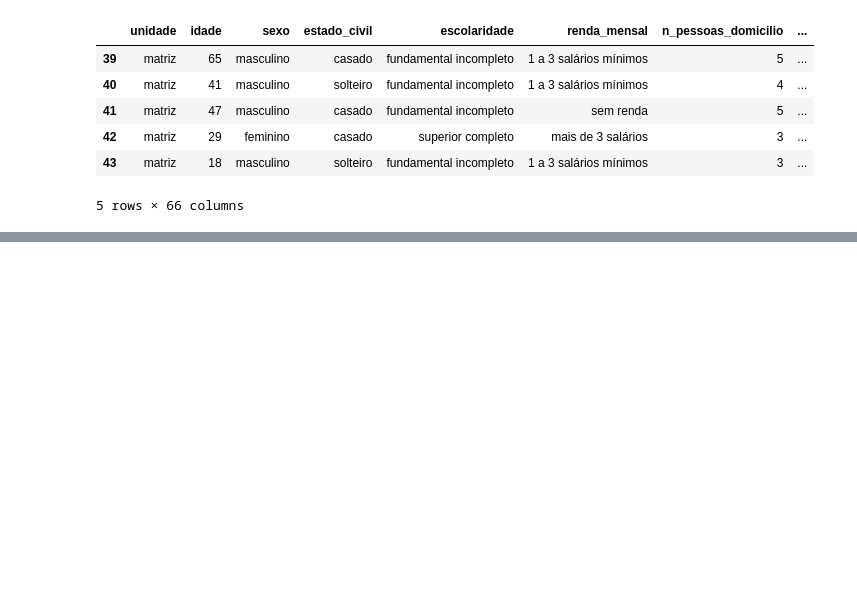
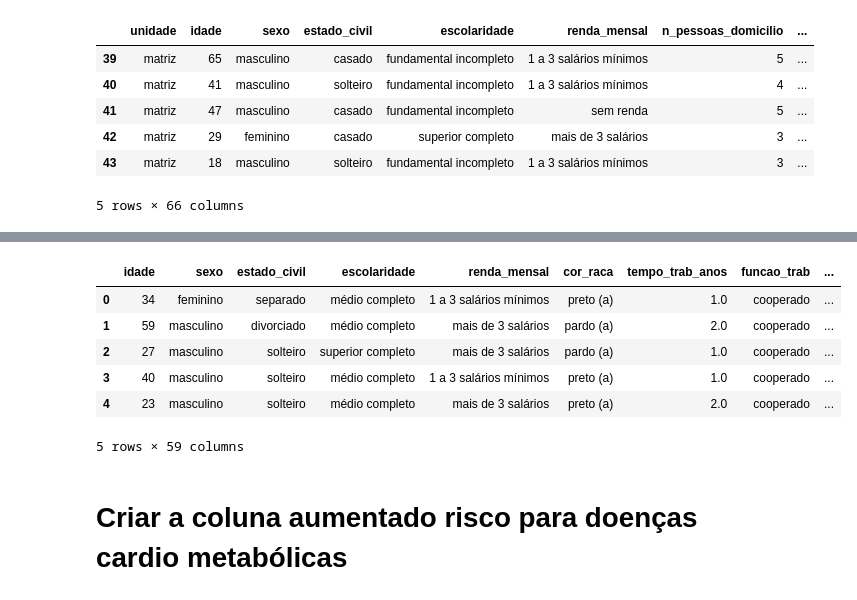
Before and after one commit to saulosgil/health_outcomes_workers, a Jupyter notebook: data_prep.ipynb, the cells around one changed output, grey strips where cells are left out. Cells and saved outputs as stored; diff of their text form; code cells hidden in the pictures; blank space fills up the shorter version.

```diff
--- a/data_prep.ipynb
+++ b/data_prep.ipynb
@@ -63,0 +278,32 @@ df.tail(5)
+# %%
+# Tratar a coluna medicamentos para criar uma coluna binária indicando se a pessoa faz uso de medicamentos ou não
+# df_selecionada['medicamentos'].unique() # descomentar apenas para ver a lista completa de medicamentos
+
+padroes = {
+    'ARB':          r'sartan',                                   # losartana, valsartana, olmesartana...
+    'Diuretics':    r'diur[eé]tic|tiazid|clortalidona|furosemida|espironolactona|indapamida',
+    'Beta_blockers':r'olol',                                     # atenolol, propranolol, metoprolol, carvedilol...
+    'ACE_inhibitors': r'pril',                                   # enalapril, captopril, lisinopril, ramipril...
+    'Metformin':    r'metformin|glifage',
+    'CCB':          r'dipin|diltiazem|verapamil',                # anlodipino, nifedipino...
+}
+
+col = df_selecionada['medicamentos'].str.lower()
+
+for classe, padrao in padroes.items():
+    df_selecionada[classe] = col.str.contains(padrao, na=False, regex=True).astype(int)
+
+# Remover coluna medicamentos do dataframe df_selecionada
+df_selecionada = df_selecionada.drop(columns=['medicamentos'])
+
+df_selecionada.head()
+# %% [output]
+|  | idade | sexo | estado_civil | escolaridade | renda_mensal | cor_raca | tempo_trab_anos | funcao_trab | ... |
+| 0 | 34 | feminino | separado | médio completo | 1 a 3 salários mínimos | preto (a) | 1.0 | cooperado | ... |
+| 1 | 59 | masculino | divorciado | médio completo | mais de 3 salários | pardo (a) | 2.0 | cooperado | ... |
+| 2 | 27 | masculino | solteiro | superior completo | mais de 3 salários | pardo (a) | 1.0 | cooperado | ... |
+| 3 | 40 | masculino | solteiro | médio completo | 1 a 3 salários mínimos | preto (a) | 1.0 | cooperado | ... |
+| 4 | 23 | masculino | solteiro | médio completo | mais de 3 salários | preto (a) | 2.0 | cooperado | ... |
+5 rows × 59 columns
+# %% [markdown]
+# Criar a coluna aumentado risco para doenças cardio metabólicas
```
Also changed, not shown: parts of 19 cells of this notebook, 1 other file.
